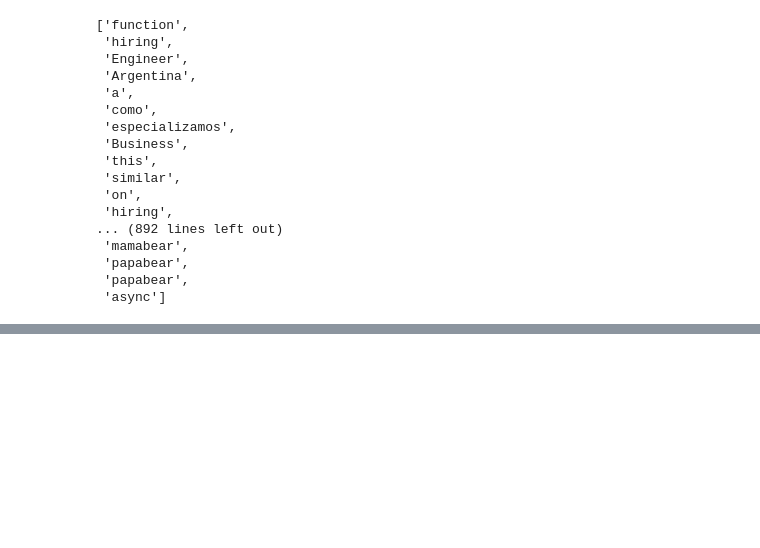
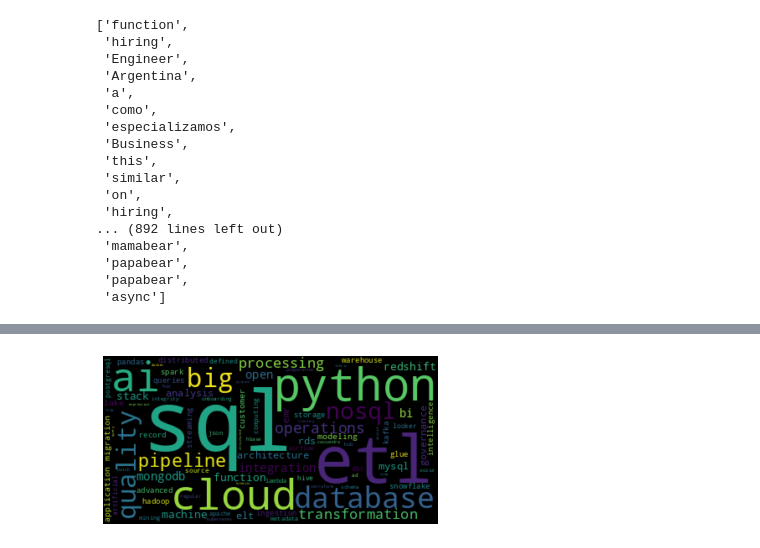
Before and after one commit to LuisEmanuelDias/Web-Scraping-Project---LinkedIn, a Jupyter notebook: LinkedIn Scrap_v0.ipynb, the cells around one changed output, grey strips where cells are left out. Cells and saved outputs as stored; diff of their text form; code cells hidden in the pictures; blank space fills up the shorter version.

Commit message:
visualizacion pero hay para corregir

```diff
--- a/LinkedIn Scrap_v0.ipynb
+++ b/LinkedIn Scrap_v0.ipynb
@@ -141,0 +297,28 @@ with open('technical_words') as file:
+# %%
+from wordcloud import WordCloud, STOPWORDS, ImageColorGenerator
+palabras_linkedin = pd.read_csv("word_frecuency",delimiter=';',names=["Job","Count"])
+palabras_related_to_job = pd.read_csv("list_technical_words",names = ["words"])
+
+palabras_extras = ["java","scala","r"]
+palabras_related_to_job["words"].append(pd.Series(palabras_extras))
+
+palabras_linkedin_s_outliers = palabras_linkedin[(palabras_linkedin["Count"]< ((palabras_linkedin["Count"].mean())+ 3*(palabras_linkedin["Count"].std())))]
+
+palabras_filtradas = pd.merge(palabras_linkedin_s_outliers,palabras_related_to_job,left_on='Job',right_on='words')
+
+texto = ""
+
+for x in palabras_filtradas["Job"]:
+    texto += f"{x} "*int(palabras_filtradas["Count"][palabras_filtradas["Job"] == x])
+
+stopwords = ["data","engineer","engineering","analytics","science","plan","developer","user","visualization","business","management","learning"]
+# Create and generate a word cloud image:
+wordcloud = WordCloud(collocations=False,stopwords= stopwords).generate(texto)
+
+# Display the generated image:
+plt.imshow(wordcloud, interpolation='bilinear')
+plt.axis("off")
+plt.savefig("cloud_linkedin_job.png", format="png",dpi=1000)
+plt.show()
+# %% [output]
+[figure, added]
```
Also changed, not shown: parts of 7 cells of this notebook, 5 other files.
